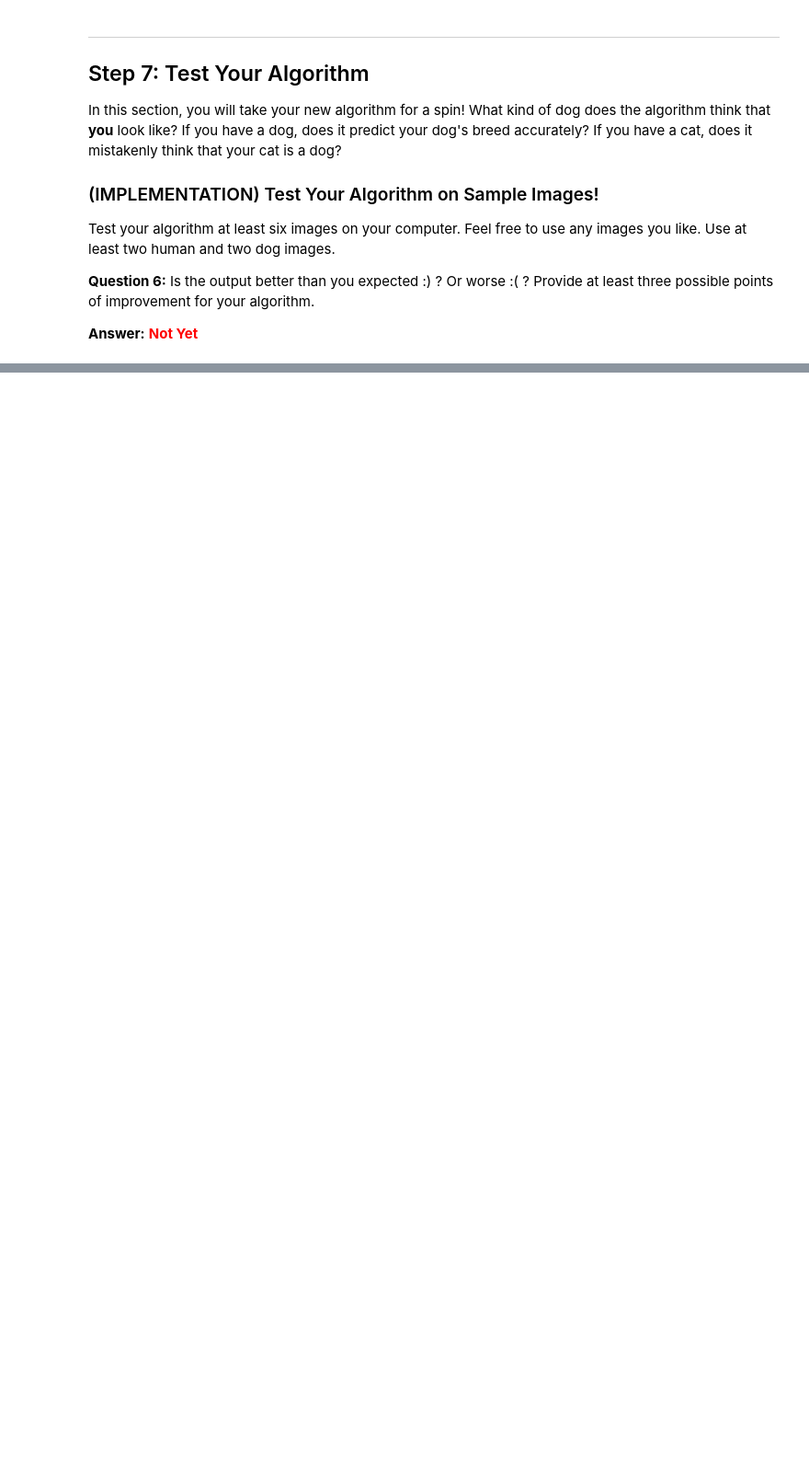
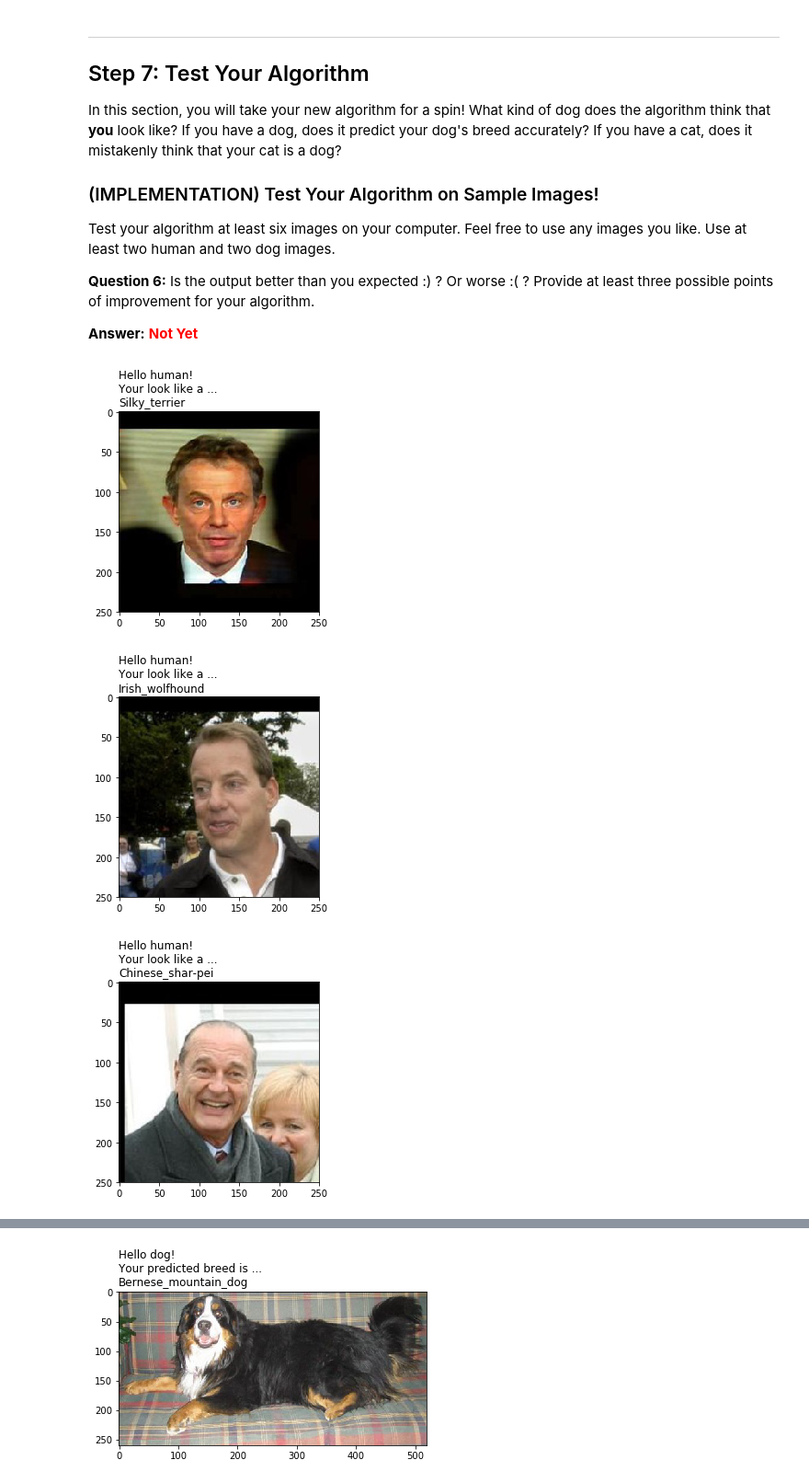
Before and after one commit to woo-chia-wei/udacity-machine-learning-engineer, a Jupyter notebook: 04_dog_breed_classifier/dog_app.ipynb, the cells around one changed output, grey strips where cells are left out. Shown: that part at 92% size. Saved outputs shown, nothing was run; the diff lists cells and outputs as text; code cells hidden in the pictures; blank space fills up the shorter version.

Commit message:
Work in progress: dog breed classifier (completed coding)

```diff
--- a/04_dog_breed_classifier/dog_app.ipynb
+++ b/04_dog_breed_classifier/dog_app.ipynb
@@ -755,3 +760,34 @@ Some sample output for our algorithm is provided below, but feel free to design
+# %%
+### TODO: Write your algorithm.
+### Feel free to use as many code cells as needed.
+
+def detect_dog_breed(img_path):
+    is_dog = dog_detector(img_path)
+    is_human = face_detector(img_path)
+
+    if is_dog or is_human:
+        dog_breed = VGG19_predict_breed(img_path)
+        if is_dog:
+            title = 'Hello dog! \n'
+            title = title + 'Your predicted breed is ... \n'
+            title = title + dog_breed
+        elif is_human:
+            title = 'Hello human! \n'
+            title = title + 'Your look like a ... \n'
+            title = title + dog_breed
+    else:
+        title = 'Unable to identify whether is dog or human!'
+
+    img = cv2.imread(img_path)
+    cv_rgb = cv2.cvtColor(img, cv2.COLOR_BGR2RGB)
+    plt.imshow(cv_rgb)
+
+    if is_dog or is_human:
+        plt.title(title, loc='left')
+    else:
+        plt.title(title, color='red')
+
+    plt.show()
 # %% [markdown]
 ---
 <a id='step7'></a>
@@ -772,0 +805,16 @@ __Answer:__  <span style="color:red;font-weight:bold">Not Yet</span>
+# %%
+random.seed(42)
+
+def random_image(files):
+    return files[random.randint(0, len(files)-1)]
+
+for n in range(6):
+    if n <= 2:
+        img_path = random_image(human_files)
+    else:
+        img_path = random_image(test_files)
+    detect_dog_breed(img_path)
+# %% [output]
+[figure, added]
+[figure, added]
+[figure, added]
@@ -772,0 +823 @@ __Answer:__  <span style="color:red;font-weight:bold">Not Yet</span>
+[figure, added]
```
Also changed, not shown: parts of 4 cells of this notebook.
